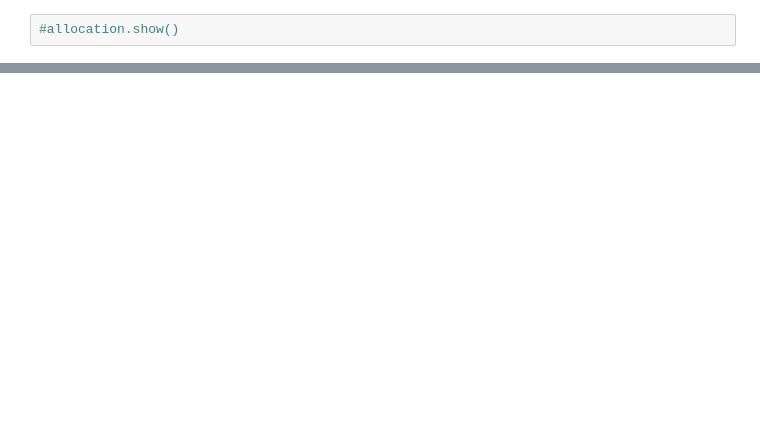
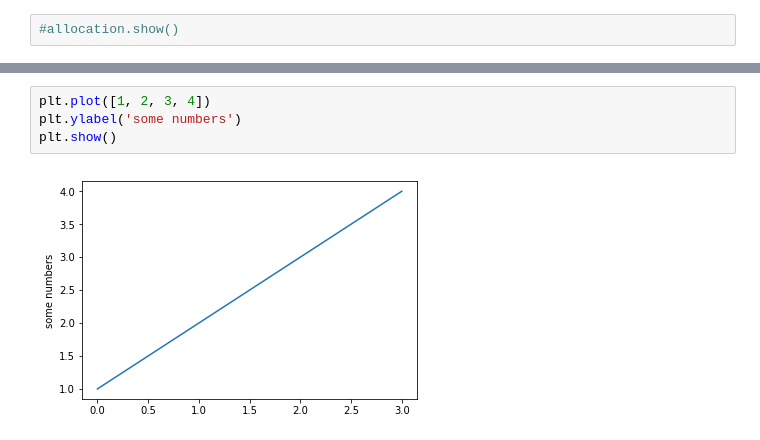
Before and after one commit to elias-hanna/3_player_fair_div, a Jupyter notebook: 3_player_fair_div.ipynb, the cells around one changed output, grey strips where cells are left out. Cells and saved outputs as stored; diff of their text form; blank space fills up the shorter version.

```diff
--- a/3_player_fair_div.ipynb
+++ b/3_player_fair_div.ipynb
@@ -112,0 +182,6 @@ all_allocs.show_all_allocs()
+# %%
+plt.plot([1, 2, 3, 4])
+plt.ylabel('some numbers')
+plt.show()
+# %% [output]
+[figure, added]
```
Also changed, not shown: parts of 9 cells of this notebook, 4 other files.
